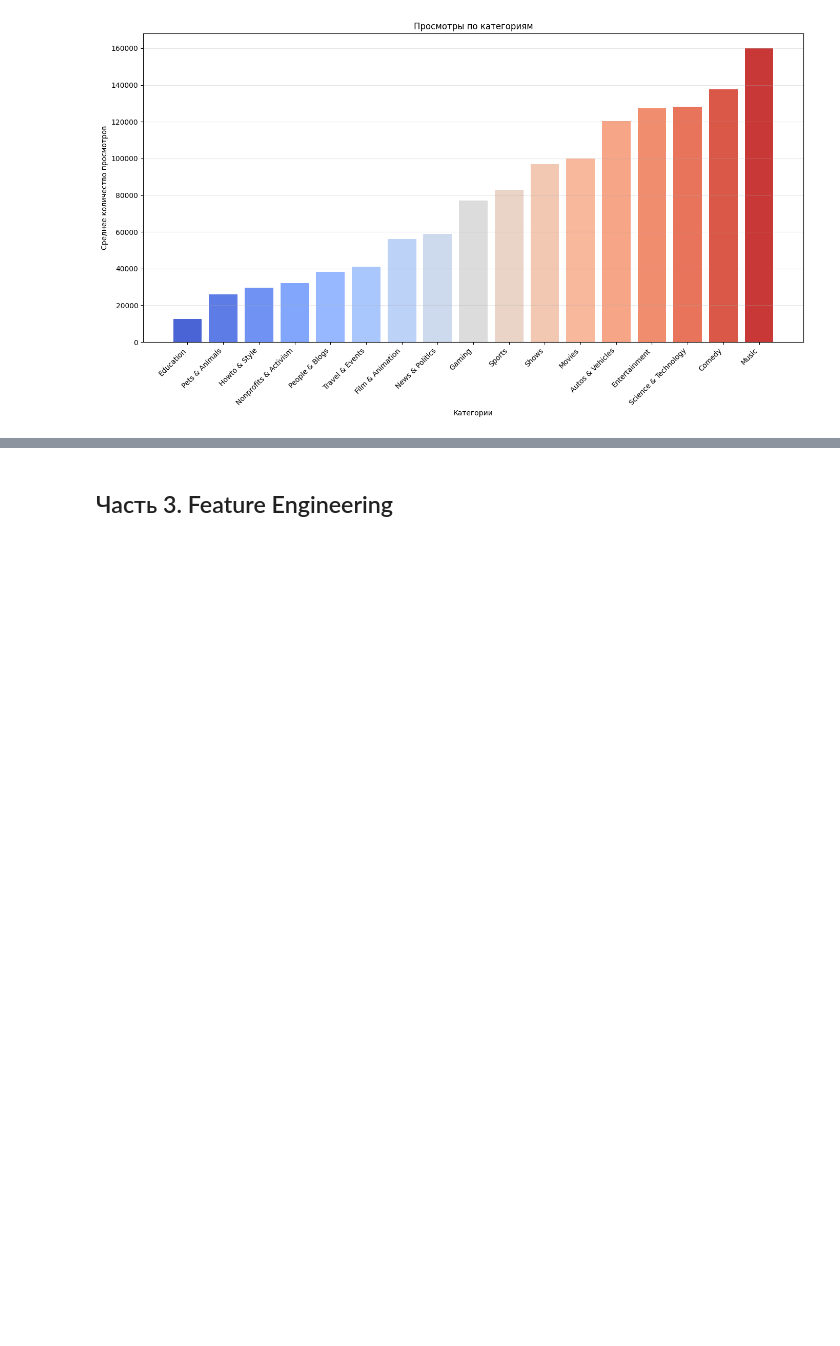
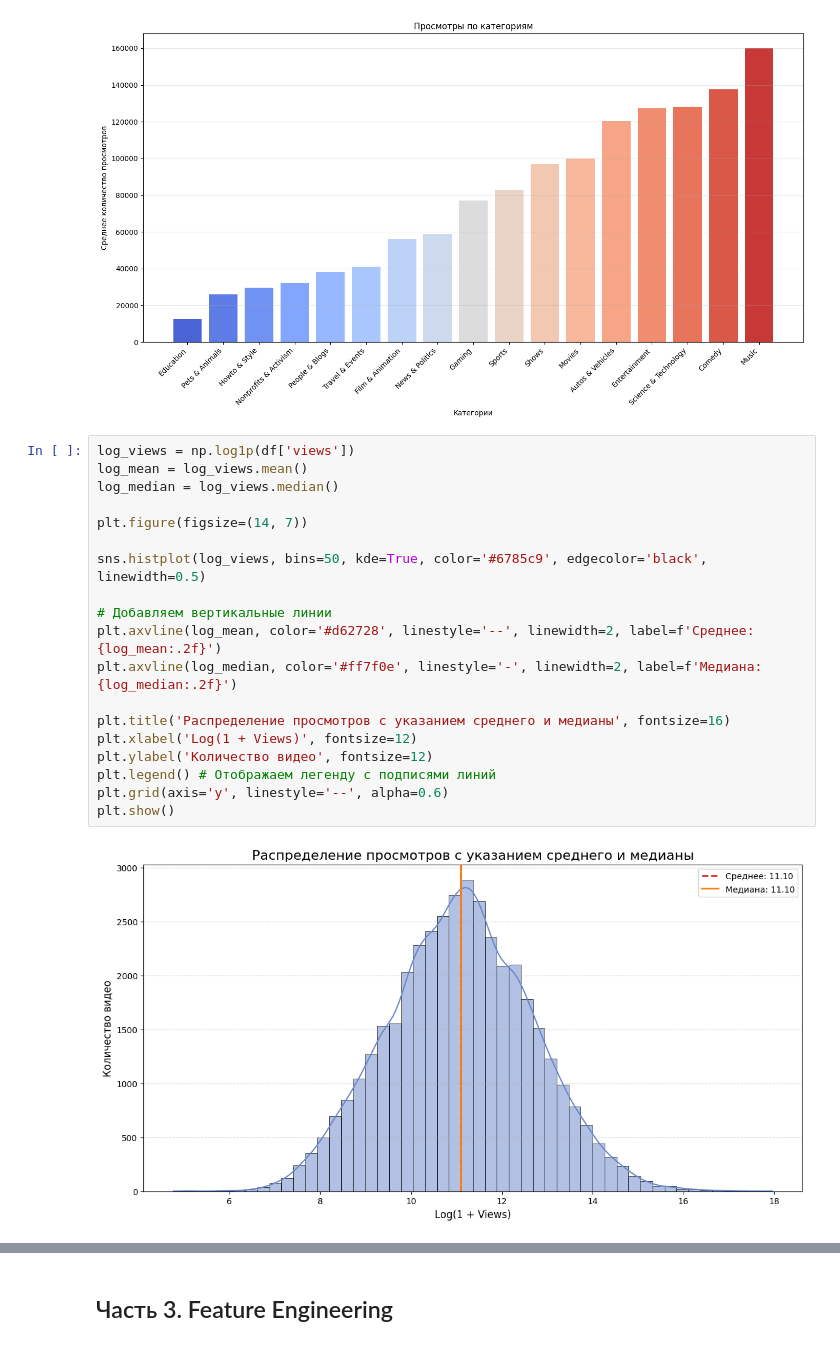
Before and after one commit to ChesanchesPt/Data-Science-proj, a Jupyter notebook: data-science-proj.ipynb, the cells around one changed output, grey strips where cells are left out. Saved outputs shown, nothing was run; the diff lists cells and outputs as text; blank space fills up the shorter version.

```diff
--- a/data-science-proj.ipynb
+++ b/data-science-proj.ipynb
@@ -121,3 +123,24 @@ plt.tight_layout()
 plt.show()
 # %% [output]
 [figure]
+# %%
+log_views = np.log1p(df['views'])
+log_mean = log_views.mean()
+log_median = log_views.median()
+
+plt.figure(figsize=(14, 7))
+
+sns.histplot(log_views, bins=50, kde=True, color='#6785c9', edgecolor='black', linewidth=0.5)
+
+# Добавляем вертикальные линии
+plt.axvline(log_mean, color='#d62728', linestyle='--', linewidth=2, label=f'Среднее: {log_mean:.2f}')
+plt.axvline(log_median, color='#ff7f0e', linestyle='-', linewidth=2, label=f'Медиана: {log_median:.2f}')
+
+plt.title('Распределение просмотров с указанием среднего и медианы', fontsize=16)
+plt.xlabel('Log(1 + Views)', fontsize=12)
+plt.ylabel('Количество видео', fontsize=12)
+plt.legend() # Отображаем легенду с подписями линий
+plt.grid(axis='y', linestyle='--', alpha=0.6)
+plt.show()
+# %% [output]
+[figure, added]
```
Also changed, not shown: parts of 6 cells of this notebook.
